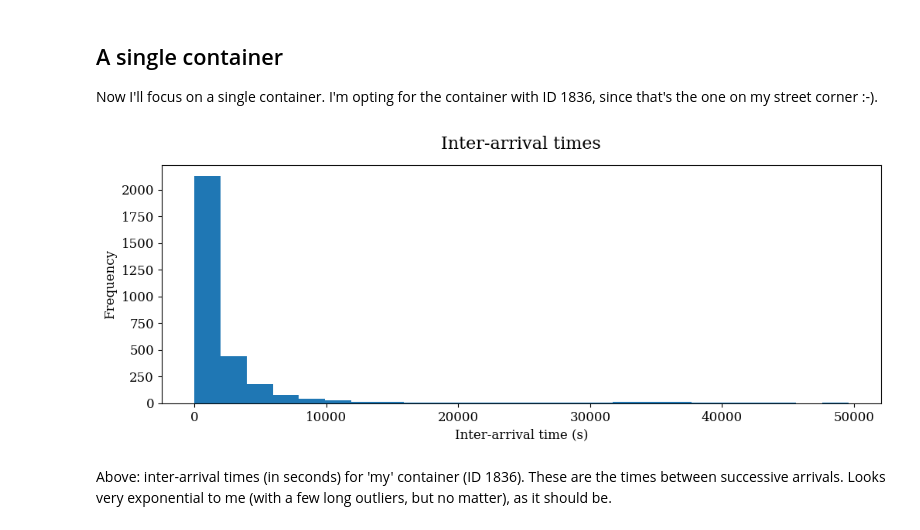
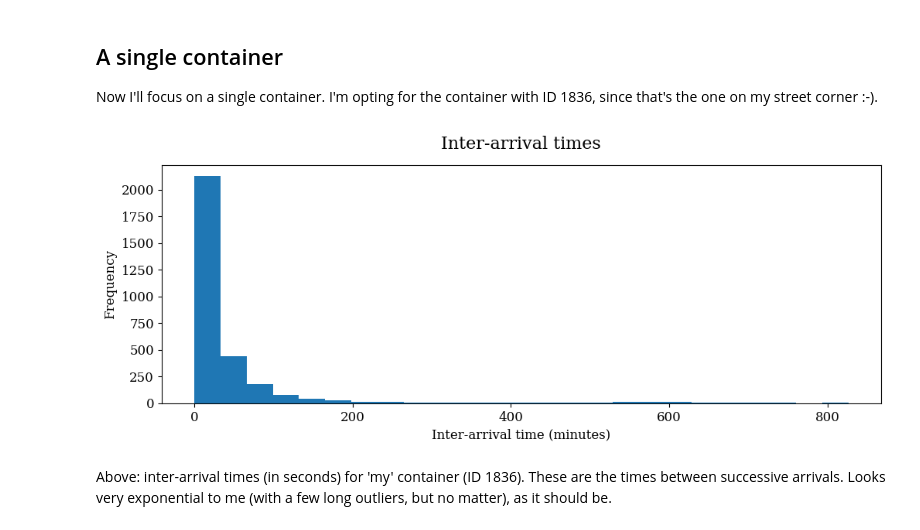
Before and after one commit to N-Wouda/Urban-Waste-Collection, a Jupyter notebook: notebooks/exploratory_analysis.ipynb, the cells around one changed output. Saved outputs shown, nothing was run; the diff lists cells and outputs as text; code cells hidden in the pictures.

```diff
--- a/notebooks/exploratory_analysis.ipynb
+++ b/notebooks/exploratory_analysis.ipynb
@@ -29,11 +29,8 @@ Luckily `pandas` offers helpful tools for working with SQL data.
 # %%
 with sqlite3.connect("data/waste.db") as con:
     containers = pd.read_sql("SELECT * FROM containers", con)
-    arrivals = pd.read_sql("SELECT * FROM arrivals", con)
-    services = pd.read_sql("SELECT * FROM services", con)
+    arrivals = pd.read_sql("SELECT * FROM arrivals", con, parse_dates=['date'])
+    services = pd.read_sql("SELECT * FROM services", con, parse_dates=['date'])
-# %%
-arrivals['date'] = pd.to_datetime(arrivals.date)
-services['date'] = pd.to_datetime(services.date)
 # %% [markdown]
 ## Exploring the arrival data
 # %%
@@ -83,13 +103,13 @@ my_container = '1836'
 my_arrivals = arrivals[arrivals.container == my_container]
 my_services = services[services.container == my_container]
 # %%
-interarrivals = my_arrivals.date.diff(1).astype('timedelta64[s]')
+interarrivals = my_arrivals.date.diff(1).astype('timedelta64[m]')
 ax = interarrivals.plot.hist(bins=25)
 ax.set_title("Inter-arrival times")
-ax.set_xlabel("Inter-arrival time (s)")
+ax.set_xlabel("Inter-arrival time (minutes)")
 ax.set_ylabel("Frequency");
 # %% [output]
-[figure, old version]
+[figure, new version]
 # %% [markdown]
 Above: inter-arrival times (in seconds) for 'my' container (ID 1836).
 These are the times between successive arrivals.
```
Also changed, not shown: parts of 5 cells of this notebook, 21 other files.
